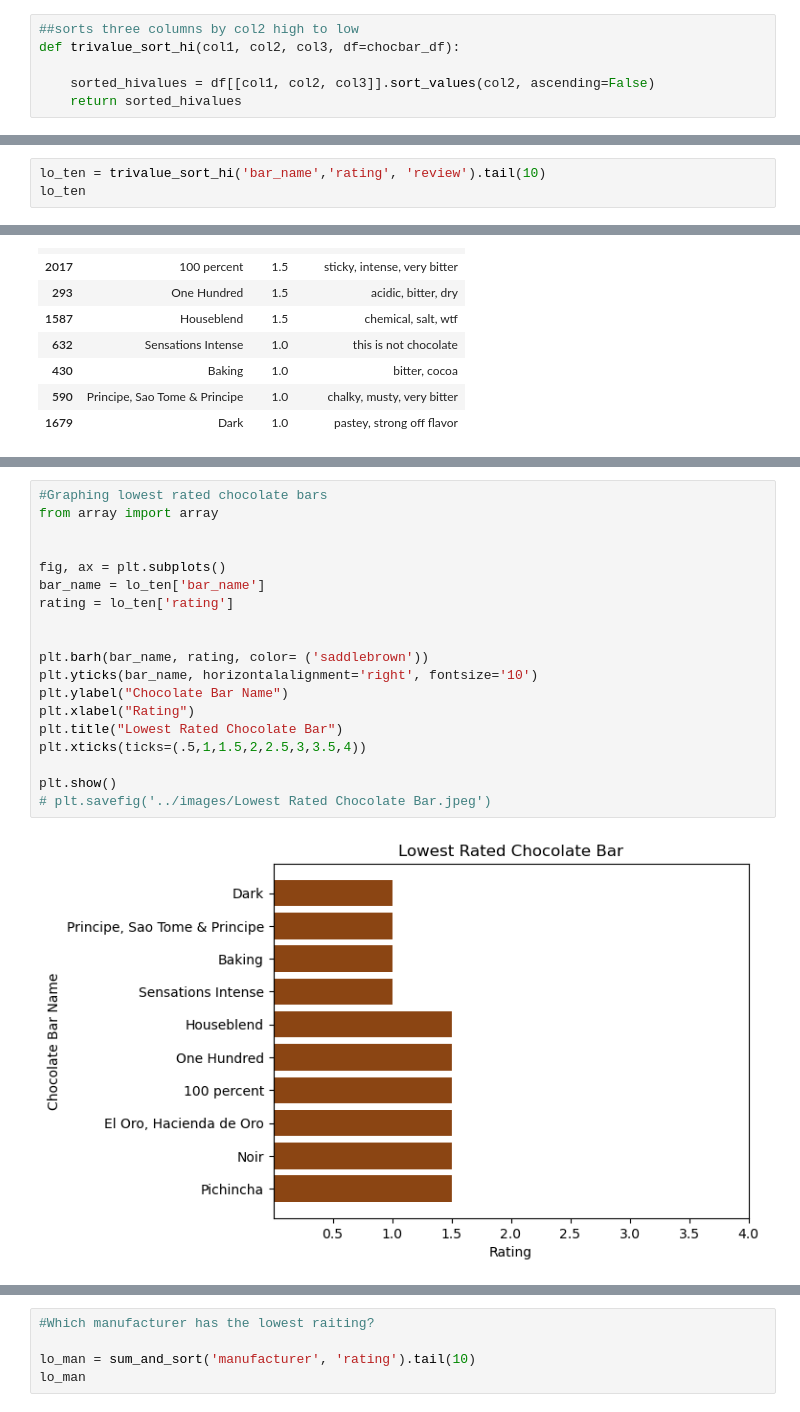
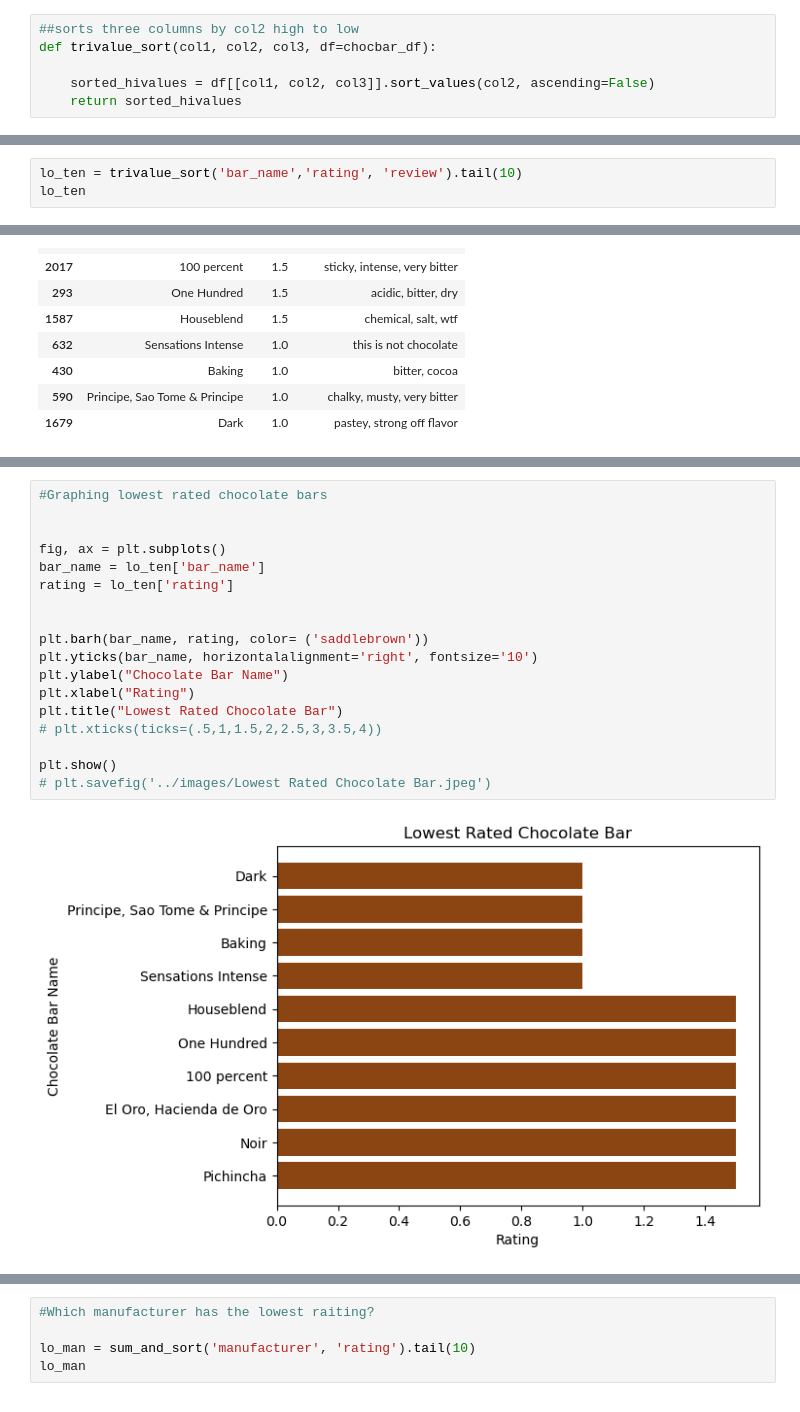
Before and after one commit to nbaggio28/Mid-Term-Project, a Jupyter notebook: notebooks/chocolateDA.ipynb, the cells around one changed output, grey strips where cells are left out. Saved outputs shown, nothing was run; the diff lists cells and outputs as text.

```diff
--- a/notebooks/chocolateDA.ipynb
+++ b/notebooks/chocolateDA.ipynb
@@ -89,7 +89,7 @@ topten_rated
 2530 rows × 3 columns
 # %%
 ##sorts three columns by col2 high to low
-def trivalue_sort_hi(col1, col2, col3, df=chocbar_df):
+def trivalue_sort(col1, col2, col3, df=chocbar_df):
 
     sorted_hivalues = df[[col1, col2, col3]].sort_values(col2, ascending=False)
     return sorted_hivalues
@@ -131,7 +131,7 @@ Name: rating, dtype: int64
 
 # low_ten
 # %%
-lo_ten = trivalue_sort_hi('bar_name','rating', 'review').tail(10)
+lo_ten = trivalue_sort('bar_name','rating', 'review').tail(10)
 lo_ten
 # %% [output]
 |  | bar_name | rating | review |
@@ -170,24 +148,23 @@ lorate_bar
 # %%
 #Graphing lowest rated chocolate bars
-from array import array
 
 
 fig, ax = plt.subplots()
 bar_name = lo_ten['bar_name']
 rating = lo_ten['rating']
 
 
 plt.barh(bar_name, rating, color= ('saddlebrown'))
 plt.yticks(bar_name, horizontalalignment='right', fontsize='10')
 plt.ylabel("Chocolate Bar Name")
 plt.xlabel("Rating")
 plt.title("Lowest Rated Chocolate Bar")
-plt.xticks(ticks=(.5,1,1.5,2,2.5,3,3.5,4))
+# plt.xticks(ticks=(.5,1,1.5,2,2.5,3,3.5,4))
 
 plt.show()
 # plt.savefig('../images/Lowest Rated Chocolate Bar.jpeg')
 # %% [output]
-[figure, old version]
+[figure, new version]
 # %%
 ## Sorting the manufacturere by rating
 
```
Also changed, not shown: parts of 11 cells of this notebook, 4 other files.
